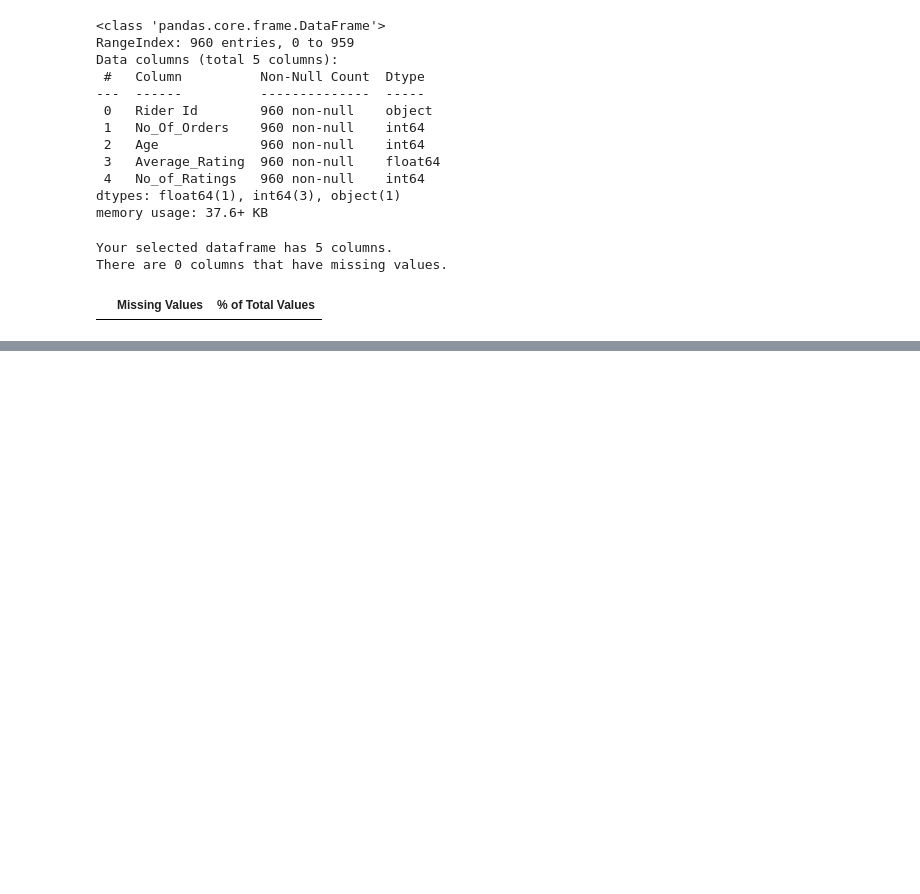
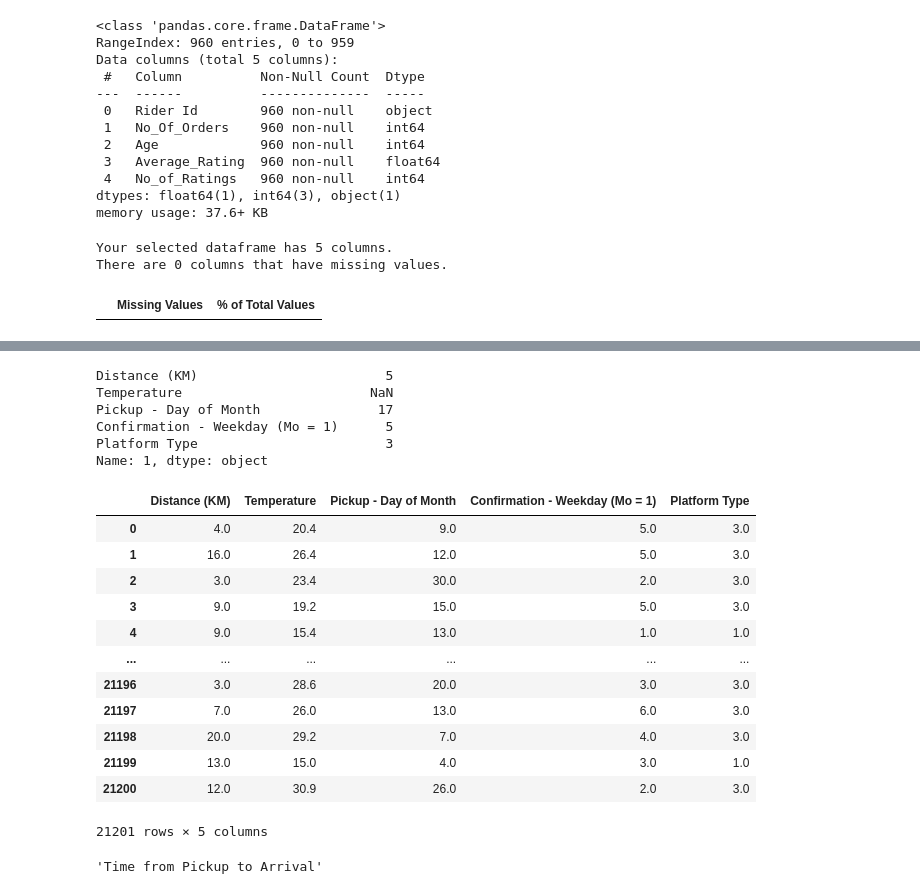
Before and after one commit to BileOara/REGRESSION, a Jupyter notebook: Predict_Regression_LM_v02.ipynb, the cells around one changed output, grey strips where cells are left out. Drawn from its saved outputs; the diff is of its cells as text; code cells hidden in the pictures; blank space fills up the shorter version.

```diff
--- a/Predict_Regression_LM_v02.ipynb
+++ b/Predict_Regression_LM_v02.ipynb
@@ -274,0 +289,5 @@ There are 0 columns that have missing values.
+# %%
+list_predictors = ['Distance (KM)', 'Temperature', 'Pickup - Day of Month',
+'Confirmation - Weekday (Mo = 1)', 'Platform Type']
+
+response = 'Time from Pickup to Arrival'
@@ -274,0 +479,5 @@ There are 0 columns that have missing values.
+# %%
+list_predictors = ['Distance (KM)', 'Temperature', 'Pickup - Day of Month',
+'Confirmation - Weekday (Mo = 1)', 'Platform Type']
+
+response = 'Time from Pickup to Arrival'
@@ -274,0 +527,9 @@ There are 0 columns that have missing values.
+# %%
+test_df.iloc[1][list_predictors]
+# %% [output]
+Distance (KM)                        5
+Temperature                        NaN
+Pickup - Day of Month               17
+Confirmation - Weekday (Mo = 1)      5
+Platform Type                        3
+Name: 1, dtype: object
@@ -274,0 +593,20 @@ There are 0 columns that have missing values.
+# %%
+impute_data_median(list_predictors, response, train_df)
+# %% [output]
+|  | Distance (KM) | Temperature | Pickup - Day of Month | Confirmation - Weekday (Mo = 1) | Platform Type |
+| 0 | 4.0 | 20.4 | 9.0 | 5.0 | 3.0 |
+| 1 | 16.0 | 26.4 | 12.0 | 5.0 | 3.0 |
+| 2 | 3.0 | 23.4 | 30.0 | 2.0 | 3.0 |
+| 3 | 9.0 | 19.2 | 15.0 | 5.0 | 3.0 |
+| 4 | 9.0 | 15.4 | 13.0 | 1.0 | 1.0 |
+| ... | ... | ... | ... | ... | ... |
+| 21196 | 3.0 | 28.6 | 20.0 | 3.0 | 3.0 |
+| 21197 | 7.0 | 26.0 | 13.0 | 6.0 | 3.0 |
+| 21198 | 20.0 | 29.2 | 7.0 | 4.0 | 3.0 |
+| 21199 | 13.0 | 15.0 | 4.0 | 3.0 | 1.0 |
+| 21200 | 12.0 | 30.9 | 26.0 | 2.0 | 3.0 |
+21201 rows × 5 columns
+# %%
+response
+# %% [output]
+'Time from Pickup to Arrival'
```
Also changed, not shown: parts of 53 cells of this notebook.
